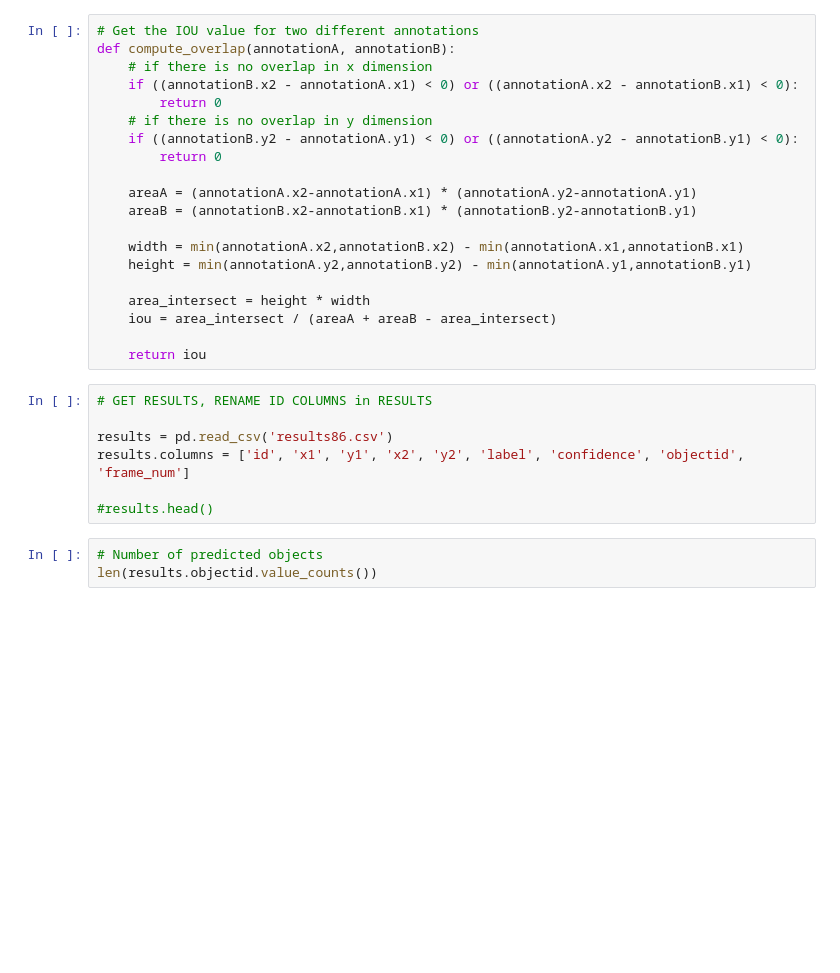
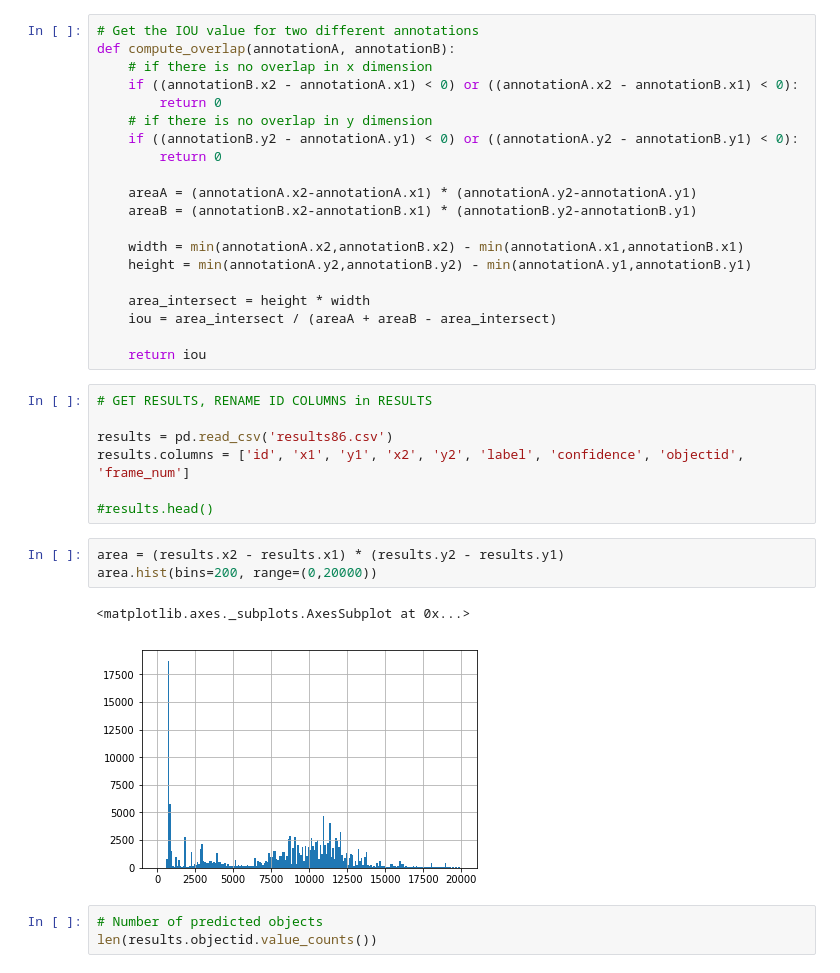
Before and after one commit to video-annotation-project/video-annotation-tool, a Jupyter notebook: ml/videof1tests.ipynb, the cells around one changed output. Saved outputs shown, nothing was run; the diff lists cells and outputs as text; blank space fills up the shorter version.

```diff
--- a/ml/videof1tests.ipynb
+++ b/ml/videof1tests.ipynb
@@ -87,6 +78,12 @@ results = pd.read_csv('results86.csv')
 results.columns = ['id', 'x1', 'y1', 'x2', 'y2', 'label', 'confidence', 'objectid', 'frame_num']
 
 #results.head()
+# %%
+area = (results.x2 - results.x1) * (results.y2 - results.y1)
+area.hist(bins=200, range=(0,20000))
+# %% [output]
+<matplotlib.axes._subplots.AxesSubplot at 0x...>
+[figure, added]
 # %%
 # Number of predicted objects
 len(results.objectid.value_counts())
```
Also changed, not shown: parts of 19 cells of this notebook.
